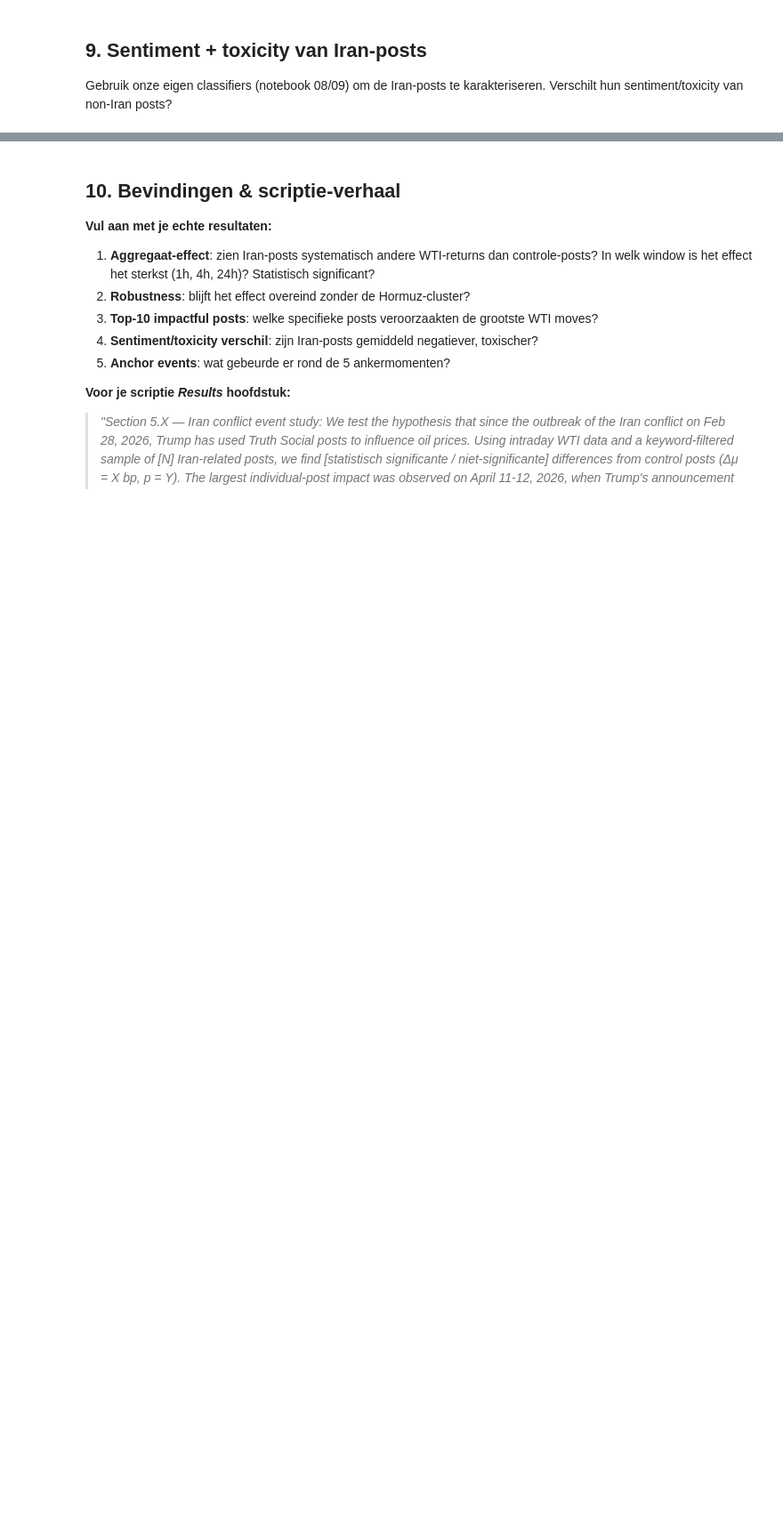
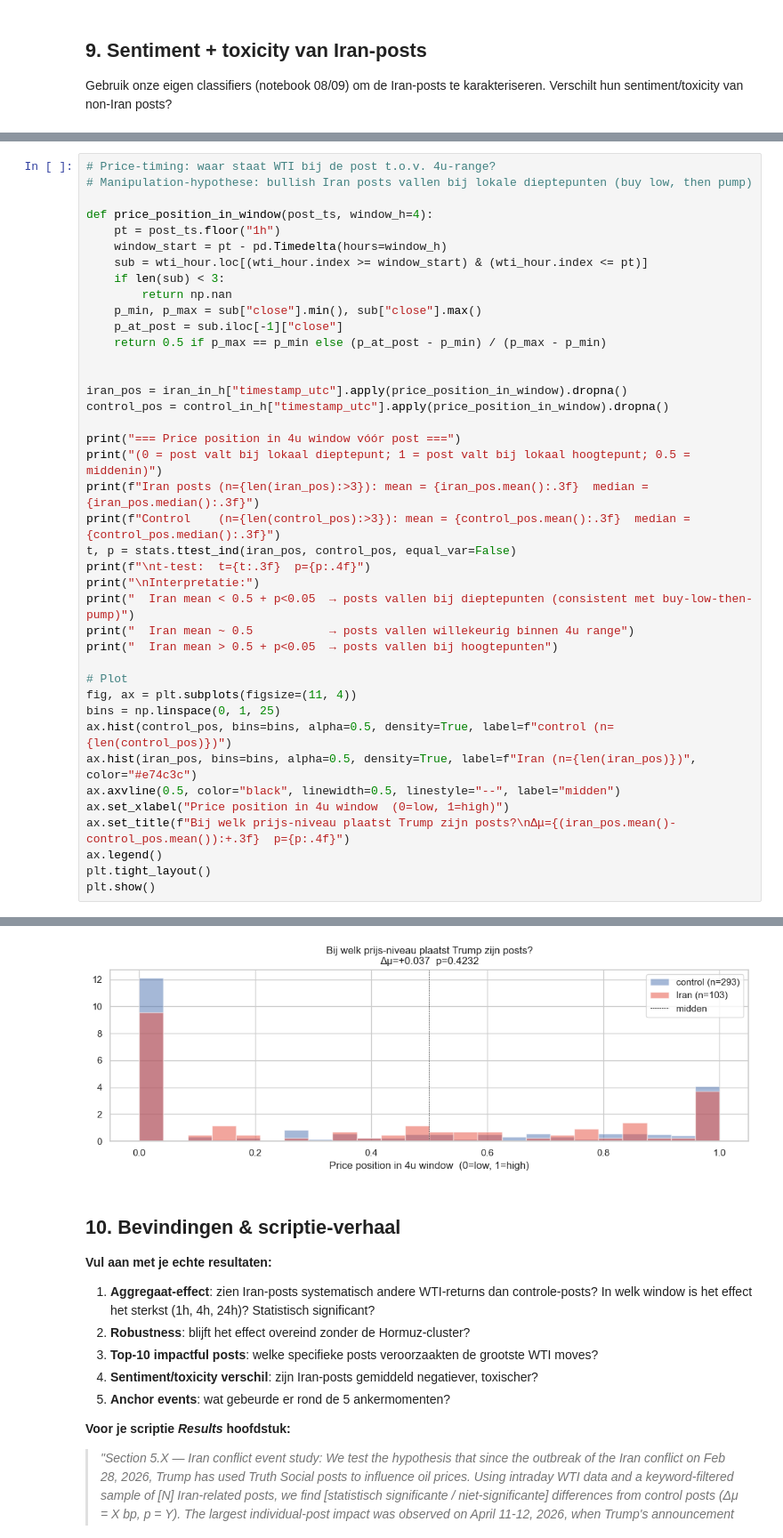
Before and after one commit to QuintenFritz/truthsocial-marketimpact, a Jupyter notebook: notebooks/10_iran_oil_event_study.ipynb, the cells around one changed output, grey strips where cells are left out. Shown at 89% size. Saved outputs shown, nothing was run; the diff lists cells and outputs as text; blank space fills up the shorter version.

```diff
--- a/notebooks/10_iran_oil_event_study.ipynb
+++ b/notebooks/10_iran_oil_event_study.ipynb
@@ -451,0 +748,41 @@ if CLASSIFIERS_AVAILABLE:
+# %%
+# Price-timing: waar staat WTI bij de post t.o.v. 4u-range?
+# Manipulation-hypothese: bullish Iran posts vallen bij lokale dieptepunten (buy low, then pump)
+
+def price_position_in_window(post_ts, window_h=4):
+    pt = post_ts.floor("1h")
+    window_start = pt - pd.Timedelta(hours=window_h)
+    sub = wti_hour.loc[(wti_hour.index >= window_start) & (wti_hour.index <= pt)]
+    if len(sub) < 3:
+        return np.nan
+    p_min, p_max = sub["close"].min(), sub["close"].max()
+    p_at_post = sub.iloc[-1]["close"]
+    return 0.5 if p_max == p_min else (p_at_post - p_min) / (p_max - p_min)
+
+
+iran_pos = iran_in_h["timestamp_utc"].apply(price_position_in_window).dropna()
+control_pos = control_in_h["timestamp_utc"].apply(price_position_in_window).dropna()
+
+print("=== Price position in 4u window vóór post ===")
+print("(0 = post valt bij lokaal dieptepunt; 1 = post valt bij lokaal hoogtepunt; 0.5 = middenin)")
+print(f"Iran posts (n={len(iran_pos):>3}): mean = {iran_pos.mean():.3f}  median = {iran_pos.median():.3f}")
+print(f"Control    (n={len(control_pos):>3}): mean = {control_pos.mean():.3f}  median = {control_pos.median():.3f}")
+t, p = stats.ttest_ind(iran_pos, control_pos, equal_var=False)
+print(f"\nt-test:  t={t:.3f}  p={p:.4f}")
+print("\nInterpretatie:")
+print("  Iran mean < 0.5 + p<0.05  → posts vallen bij dieptepunten (consistent met buy-low-then-pump)")
+print("  Iran mean ~ 0.5           → posts vallen willekeurig binnen 4u range")
+print("  Iran mean > 0.5 + p<0.05  → posts vallen bij hoogtepunten")
+
+# Plot
+fig, ax = plt.subplots(figsize=(11, 4))
+bins = np.linspace(0, 1, 25)
+ax.hist(control_pos, bins=bins, alpha=0.5, density=True, label=f"control (n={len(control_pos)})")
+ax.hist(iran_pos, bins=bins, alpha=0.5, density=True, label=f"Iran (n={len(iran_pos)})", color="#e74c3c")
+ax.axvline(0.5, color="black", linewidth=0.5, linestyle="--", label="midden")
+ax.set_xlabel("Price position in 4u window  (0=low, 1=high)")
+ax.set_title(f"Bij welk prijs-niveau plaatst Trump zijn posts?\nΔμ={(iran_pos.mean()-control_pos.mean()):+.3f}  p={p:.4f}")
+ax.legend()
+plt.tight_layout()
+plt.show()
+# %% [output]
@@ -452,3 +800,4 @@ if CLASSIFIERS_AVAILABLE:
+[figure, added]
 # %% [markdown]
 ## 10. Bevindingen & scriptie-verhaal
 
```
Also changed, not shown: parts of 16 cells of this notebook.
